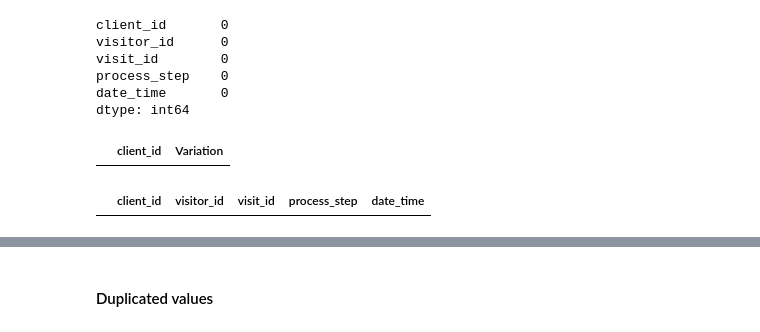
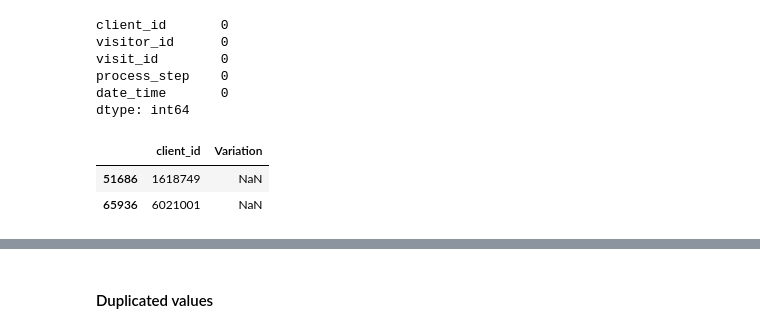
Before and after one commit to dimitsagk/AB_Testing_Analysis, a Jupyter notebook: notebooks/Project_2_InitialExploration.ipynb, the cells around one changed output, grey strips where cells are left out. Saved outputs shown, nothing was run; the diff lists cells and outputs as text; code cells hidden in the pictures.

Commit message:
Adding first draft of Cleaning+Eda file, with only cleaning code for now

```diff
--- a/notebooks/Project_2_InitialExploration.ipynb
+++ b/notebooks/Project_2_InitialExploration.ipynb
@@ -111,10 +111,10 @@ process_step    0
 date_time       0
 dtype: int64
 # %%
-# it seems that a client with NaN value in the df_client dataframe, also has no info in the other columns
-# to be explored further, and if true for more clients with NaN values, drop those clients/ rows
-display(df_roster[df_roster["client_id"] =="5277910"])
-display(df_trace[df_trace["client_id"] =="5277910"])
+# Making a list of the rows that only have client_id, and will be deleted, to check if they are also null at df_roster
+list_clients_null = df_clients[df_clients.isna().sum(axis=1) > 7]["client_id"].tolist()
+df_roster[df_roster["Variation"].isna() & df_roster["client_id"].isin(list_clients_null)]
 # %% [output]
 |  | client_id | Variation |
+| 51686 | 1618749 | NaN |
+| 65936 | 6021001 | NaN |
-|  | client_id | visitor_id | visit_id | process_step | date_time |
```
Also changed, not shown: parts of 1 cell of this notebook, 1 other file.
